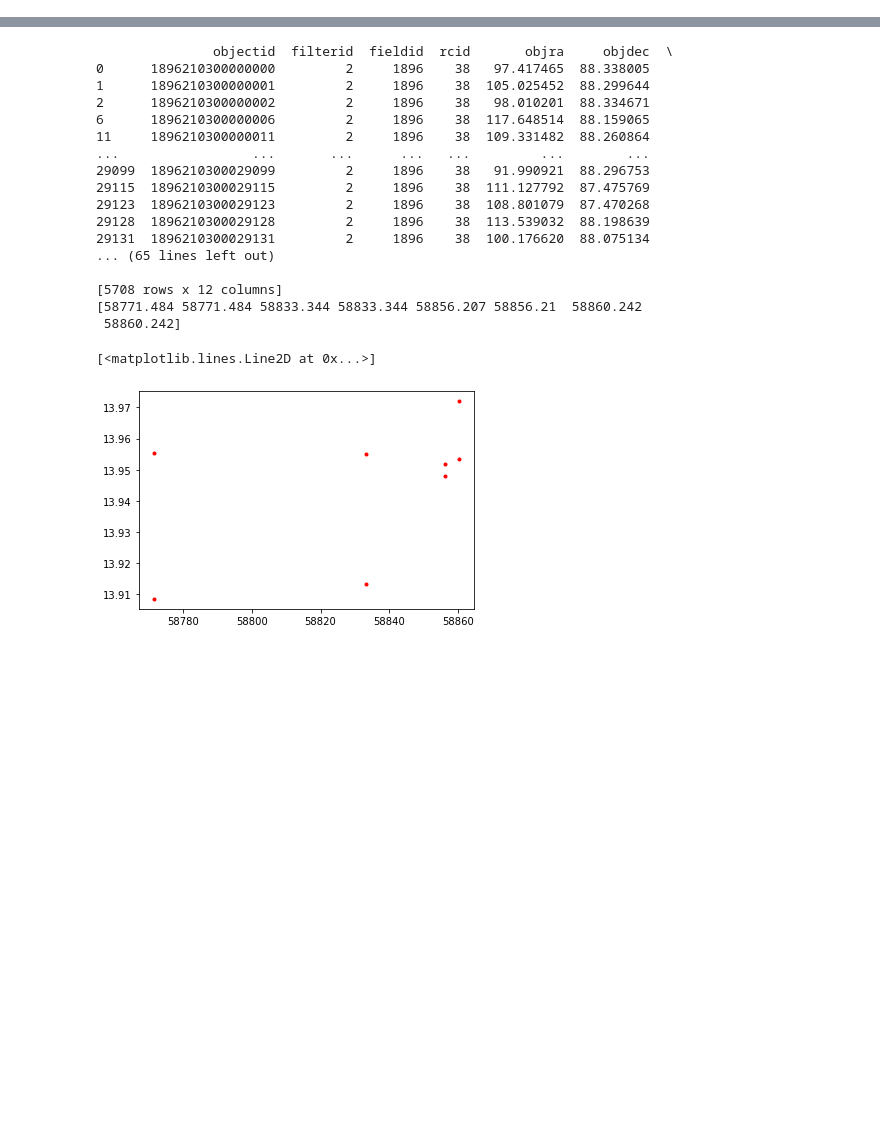
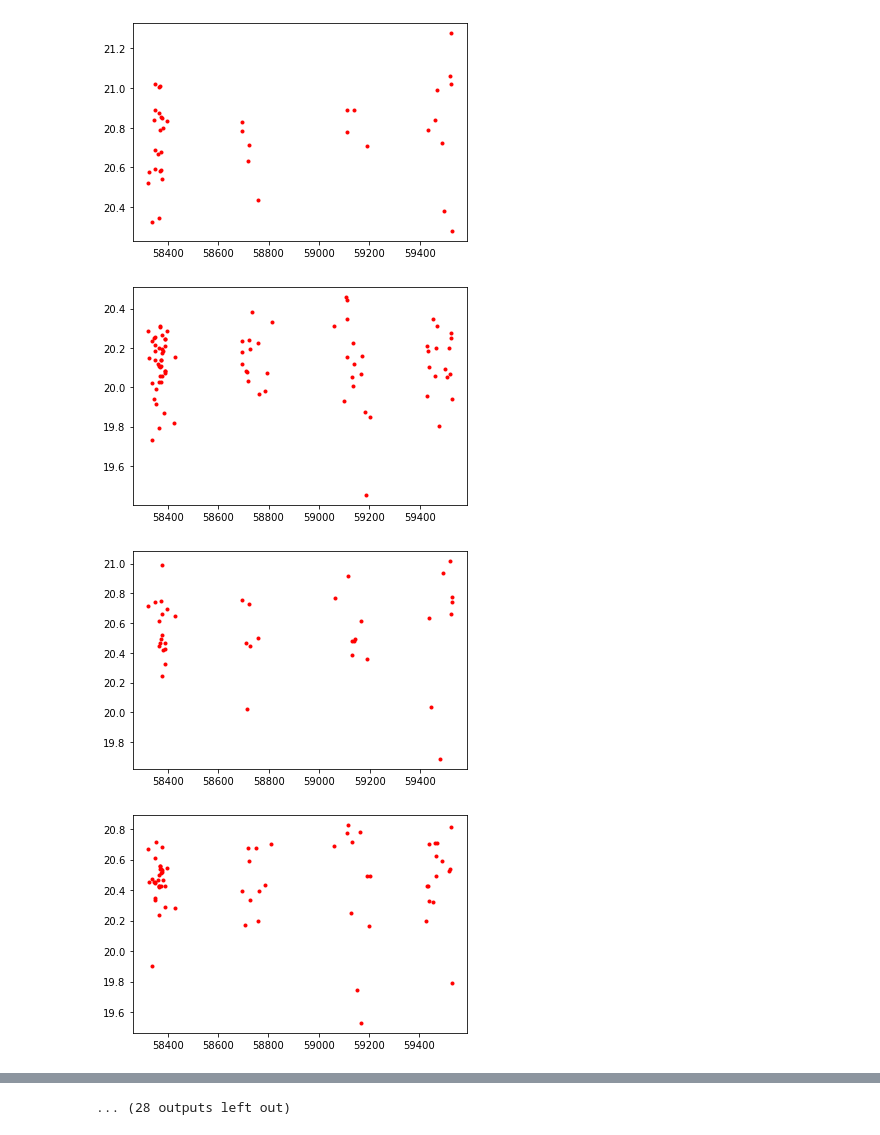
Before and after one commit to spacedinosaur31/Microlensing, a Jupyter notebook: Plots/ZTF_lightcurve_plot.ipynb, the cells around one changed output, grey strips where cells are left out. Saved outputs shown, nothing was run; the diff lists cells and outputs as text; code cells hidden in the pictures; blank space fills up the shorter version.

Commit message:
filter works now plus able to view filtered .npy-file

```diff
--- a/Plots/ZTF_lightcurve_plot.ipynb
+++ b/Plots/ZTF_lightcurve_plot.ipynb
@@ -1,27 +1,32 @@
 # %%
 import pyarrow.parquet as pq
 import matplotlib.pyplot as plt
 import datetime
+import numpy as np
 
-df = pq.read_table('C:\Kanti\Microlensing\LC-Pakete\ztf_001896_zr_c10_q3_dr7.parquet').to_pandas()
-print(df)
-lc1 = df.loc[2]
+a_data = np.load('C:\Kanti\Microlensing\Python\dotpyfiles\ztf_000245_zr_c07_q3_dr11.parquet_filtered.npy', allow_pickle=True)
 #df.loc[2].to_excel('C:/Kanti/Microlensing', sheet_name="lc_skew")
 # # .loc() = Befehl in Pandas, um alle zugehörigen Daten zu gewissem Objekt zu holen
-mag = lc1['mag']
-date = lc1['hmjd']
+for i in range(40, 80):
+    lc1 = a_data[i]
+    mag = lc1[8]
+    date = lc1[7]
 
-# # oids = df['objectid']
-# # for oid in oids:
-# #     if oid == 202110100018804:
-# #         print(oid)
-# print(df.loc[2])
+    # # oids = df['objectid']
+    # # for oid in oids:
+    # #     if oid == 202110100018804:
+    # #         print(oid)
+    # print(df.loc[2])
 
-
-print(lc1['hmjd'])
-# t = np.linspace(date,)
-plt.plot(date, mag, '.', color = 'red')
-# print(date)
-#print(datetime.datetime.strptime(str(int(date[0])), '%y%j').strftime('%d.%m.%Y'))
-# Konvertierung HMJD -> GD; Dezimalstellen wurden nicht erkannt, deshalb int()
+    # print(lc1)
+    # t = np.linspace(date,)
+    plt.figure()
+    plt.plot(date, mag, '.', color = 'red')
+    # print(date)
+    #print(datetime.datetime.strptime(str(int(date[0])), '%y%j').strftime('%d.%m.%Y'))
+    # Konvertierung HMJD -> GD; Dezimalstellen wurden nicht erkannt, deshalb int()
 # %% [output]
+[figure, new version]
+[figure, added]
+[figure, added]
+[figure, added]
@@ -28,19 +41 @@ plt.plot(date, mag, '.', color = 'red')
-               objectid  filterid  fieldid  rcid       objra     objdec  \
-0      1896210300000000         2     1896    38   97.417465  88.338005
-1      1896210300000001         2     1896    38  105.025452  88.299644
-2      1896210300000002         2     1896    38   98.010201  88.334671
-6      1896210300000006         2     1896    38  117.648514  88.159065
-11     1896210300000011         2     1896    38  109.331482  88.260864
-...                 ...       ...      ...   ...         ...        ...
-29099  1896210300029099         2     1896    38   91.990921  88.296753
-29115  1896210300029115         2     1896    38  111.127792  87.475769
-29123  1896210300029123         2     1896    38  108.801079  87.470268
-29128  1896210300029128         2     1896    38  113.539032  88.198639
-29131  1896210300029131         2     1896    38  100.176620  88.075134
-... (65 lines left out)
-
-[5708 rows x 12 columns]
-[58771.484 58771.484 58833.344 58833.344 58856.207 58856.21  58860.242
- 58860.242]
+... (28 outputs left out)
-[<matplotlib.lines.Line2D at 0x...>]
-[figure, old version]
```
Also changed, not shown: parts of 1 cell of this notebook, 58 other files.
